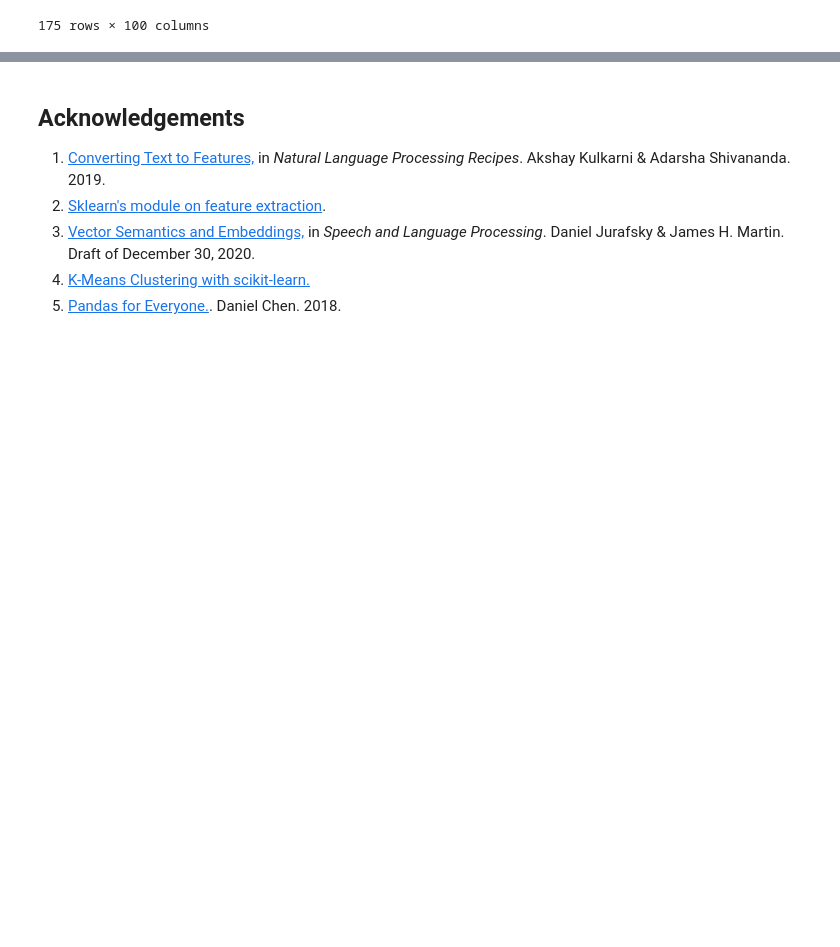
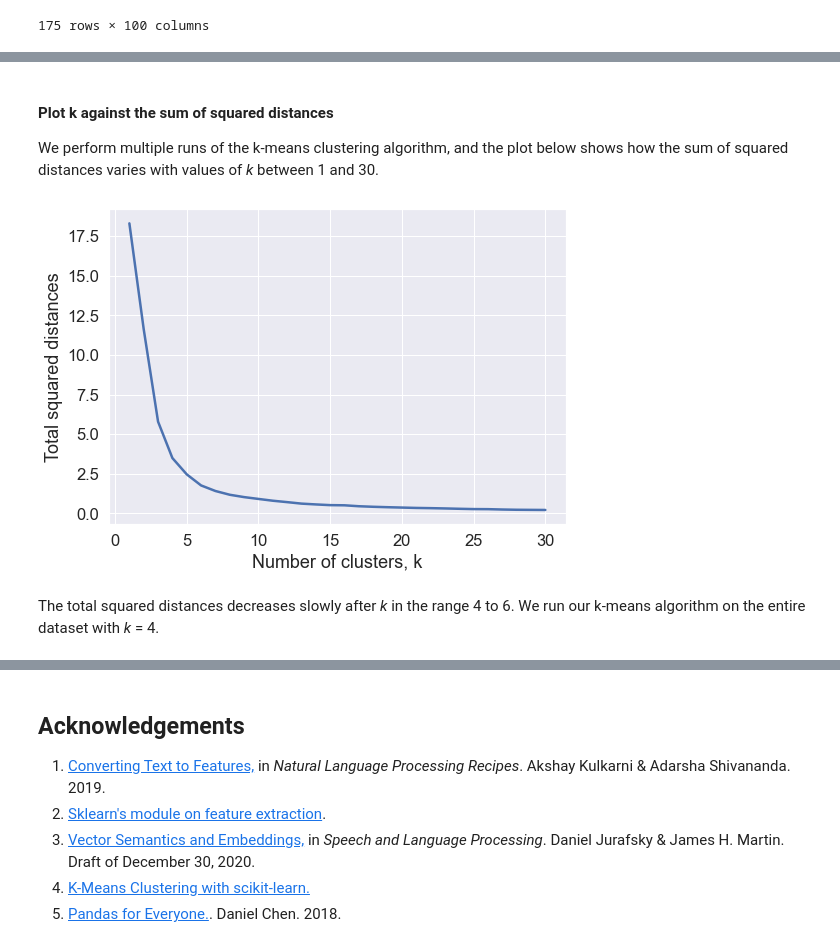
Before and after one commit to valdanchev/SC207, a Jupyter notebook: 13_TextVectorisation_Ngrams_TFIDF.ipynb, the cells around one changed output, grey strips where cells are left out. Cells and saved outputs as stored; diff of their text form; code cells hidden in the pictures; blank space fills up the shorter version.

```diff
--- a/13_TextVectorisation_Ngrams_TFIDF.ipynb
+++ b/13_TextVectorisation_Ngrams_TFIDF.ipynb
@@ -620,0 +662,9 @@ Text(0, 0.5, 'deal')
+# %%
+# Repeat the Principal Component Analysis workflow
+
+# Initialise the PCA estimator with 2 components
+pca = PCA(n_components=2)
+
+# Fit the PCA estimator; first convert the sparse matrix to an array using toarray
+pca_components=pca.fit_transform(matrix.toarray())
+pca_components
@@ -620,0 +692,10 @@ Text(0, 0.5, 'deal')
+# %%
+Sum_of_squared_errors = [] # Initialise a list
+
+K = range(1,31)
+for k in K:
+  kmeans = KMeans(n_clusters=k)
+  kmeans.fit(pca_components)
+  Sum_of_squared_errors.append(kmeans.inertia_)
+
+Sum_of_squared_errors
@@ -620,0 +720,17 @@ Text(0, 0.5, 'deal')
+# %% [markdown]
+#### Plot k against the sum of squared distances
+We perform multiple runs of the k-means clustering algorithm, and the plot below shows how the sum of squared distances varies with values of _k_ between 1 and 30.
+# %%
+# Plot appearance and size
+sns.set(rc={'figure.figsize':(8.2,5.8)})
+sns.set_context("notebook", font_scale=1.5, rc={"lines.linewidth": 2.5})
+
+# Generate the plot
+fig = sns.lineplot(x= K, y = Sum_of_squared_errors)
+
+# Add x and y labels
+labels = fig.set(xlabel='Number of clusters, k', ylabel='Total squared distances')
+# %% [output]
+[figure, added]
+# %% [markdown]
+The total squared distances decreases slowly after _k_ in the range 4 to 6. We run our k-means algorithm on the entire dataset with _k_ = 4.
```
Also changed, not shown: parts of 31 cells of this notebook.
